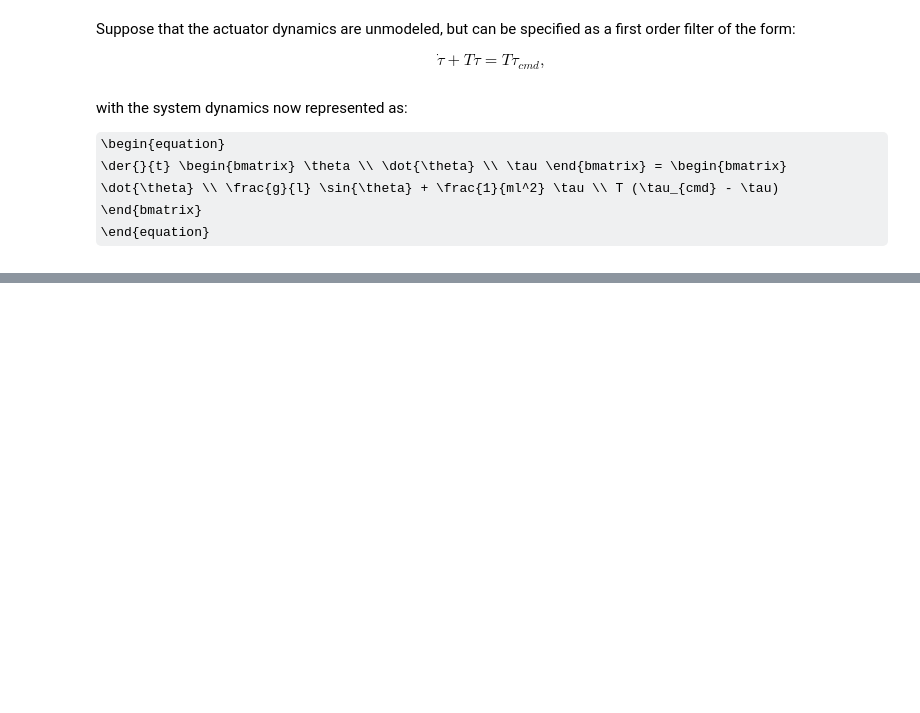
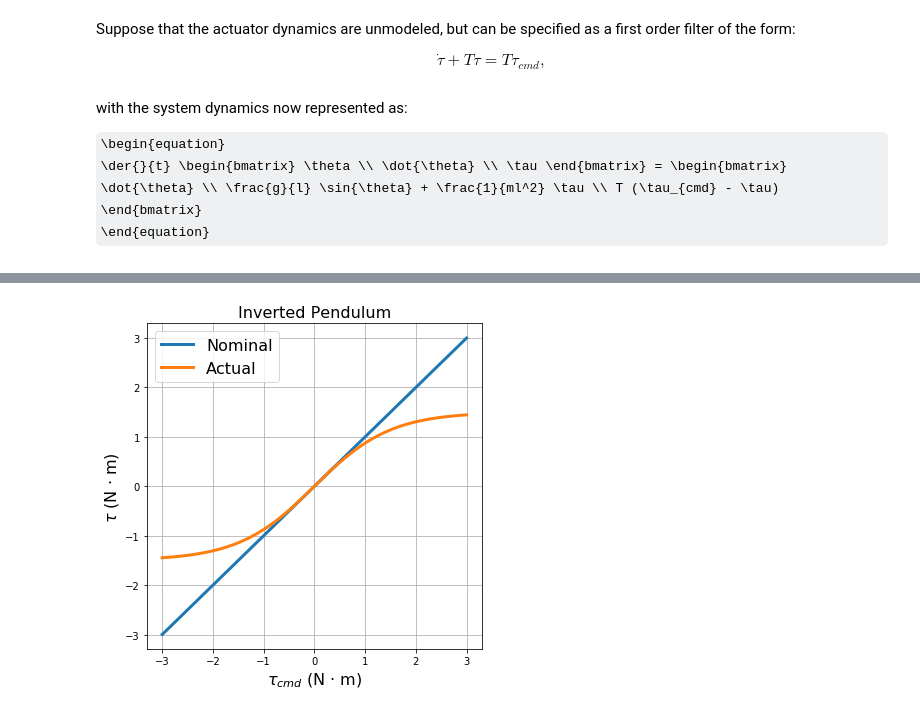
Before and after one commit to vdorbs/core-private, a Jupyter notebook: unmodeled-systems.ipynb, the cells around one changed output, grey strips where cells are left out. Saved outputs shown, nothing was run; the diff lists cells and outputs as text; code cells hidden in the pictures; some formulas as TeX source; blank space fills up the shorter version.

```diff
--- a/unmodeled-systems.ipynb
+++ b/unmodeled-systems.ipynb
@@ -211,0 +230,33 @@ display(fig)
+# %%
+from numpy import tanh
+
+class NonlinearInvertedPendulum(SystemDynamics):
+    def __init__(self, inverted_pendulum, lim):
+        SystemDynamics.__init__(self, 2, 1)
+        self.inverted_pendulum = inverted_pendulum
+        self.lim = lim
+
+    def actuator(self, u):
+        return self.lim * tanh(u / self.lim)
+
+    def eval_dot(self, x, u, t):
+        return self.inverted_pendulum.eval_dot(x, self.actuator(u), t)
+
+nlip = NonlinearInvertedPendulum(ip, lim=1.5)
+# %%
+us_cmd = linspace(-3, 3, 3000 + 1)
+us = array([nlip.actuator(u_cmd) for u_cmd in us_cmd])
+# %%
+_, ax = subplots(figsize=(width, width))
+
+ax.plot(us_cmd, us_cmd, linewidth=3, label='Nominal')
+ax.plot(us_cmd, us, linewidth=3, label='Actual')
+ax.grid()
+ax.legend(fontsize=16)
+ax.set_title('Inverted Pendulum', fontsize=16)
+ax.set_xlabel('$\\tau_{cmd}$ (N $\cdot$ m)', fontsize=16)
+ax.set_ylabel('$\\tau$ (N $\cdot$ m)', fontsize=16)
+
+show()
+# %% [output]
+[figure, added]
```
Also changed, not shown: parts of 22 cells of this notebook.
